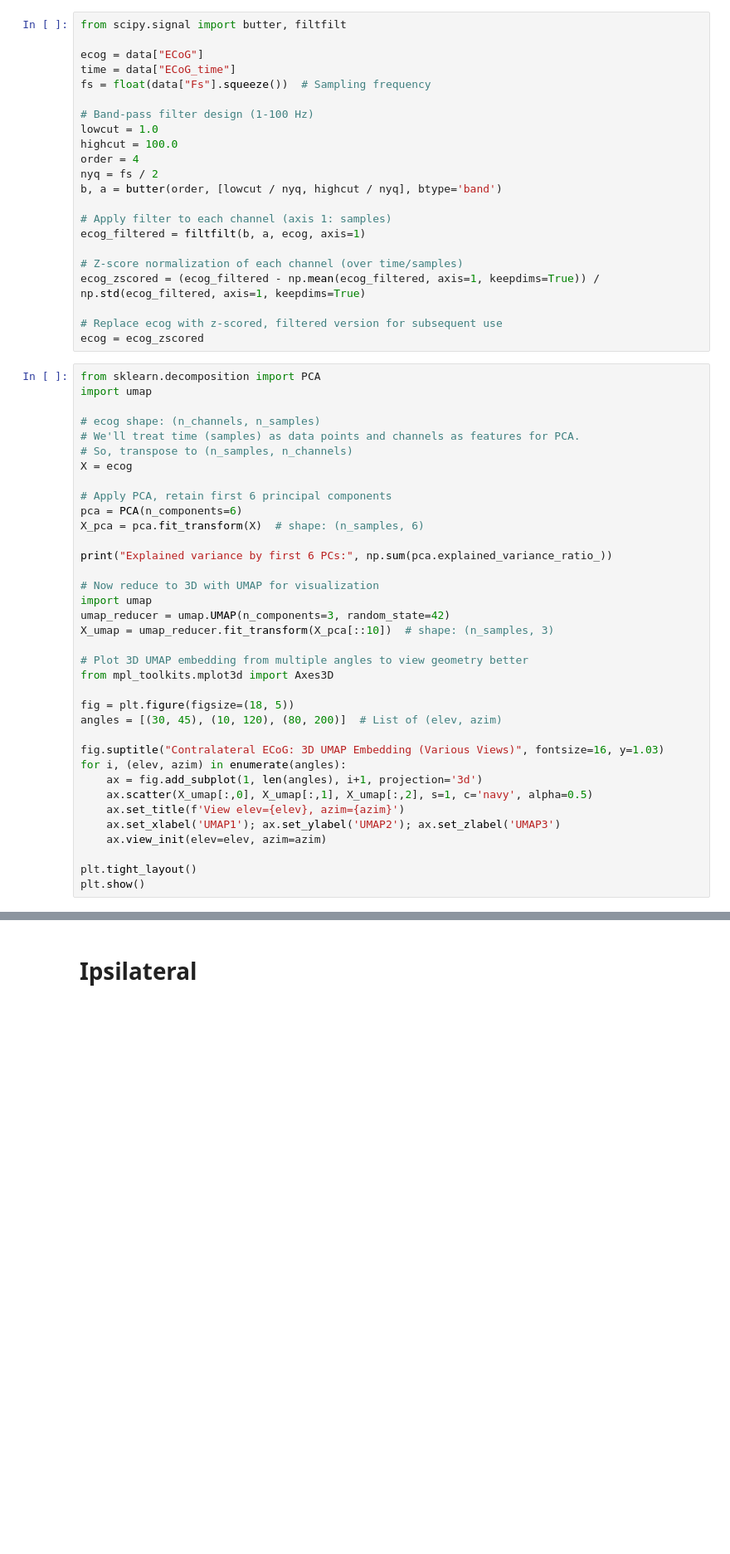
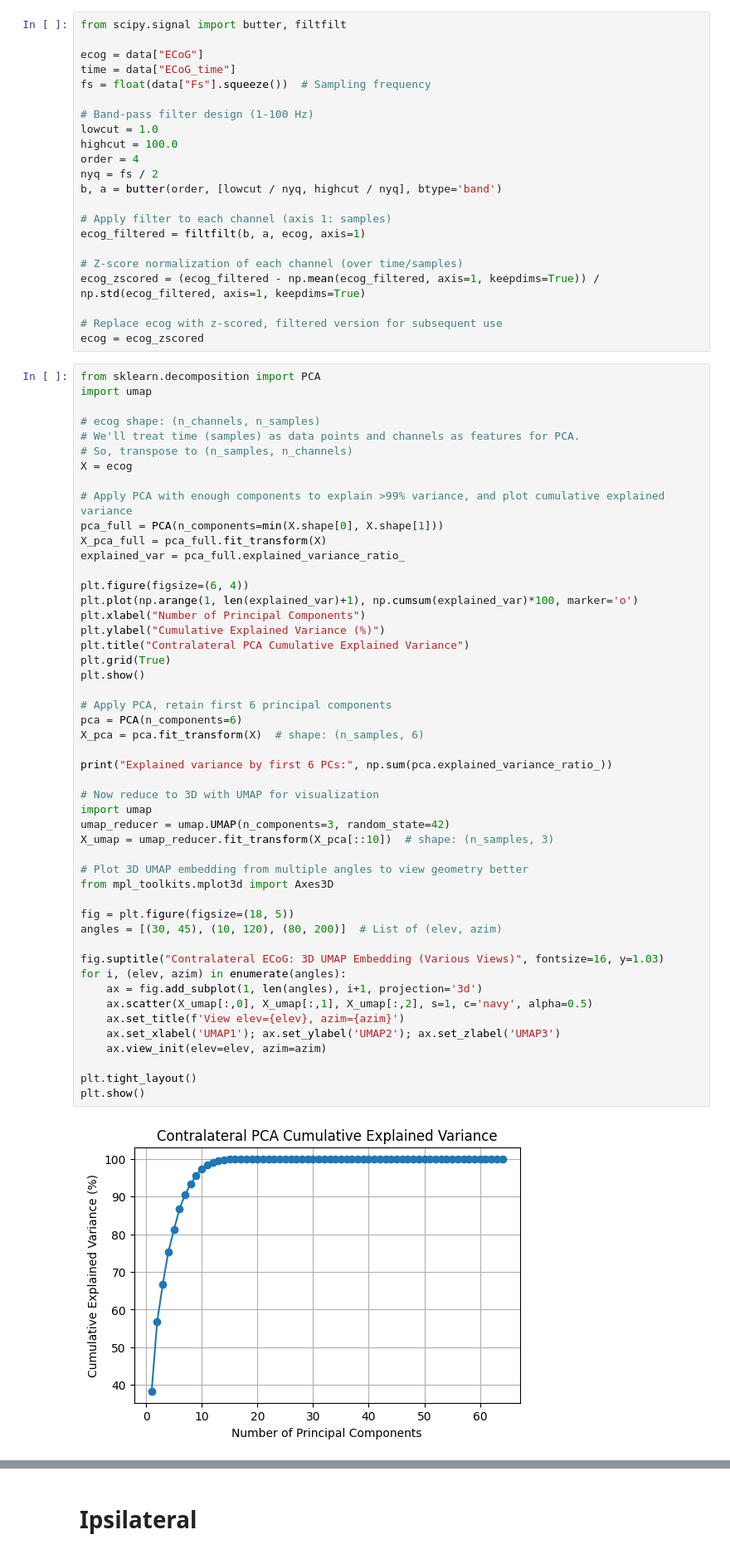
Before and after one commit to poolsar42/motor_cortex, a Jupyter notebook: analysis.ipynb, the cells around one changed output, grey strips where cells are left out. Shown at 83% size. Saved outputs shown, nothing was run; the diff lists cells and outputs as text; blank space fills up the shorter version.

```diff
--- a/analysis.ipynb
+++ b/analysis.ipynb
@@ -177,33 +201,47 @@ import umap
 # We'll treat time (samples) as data points and channels as features for PCA.
 # So, transpose to (n_samples, n_channels)
 X = ecog
+
+# Apply PCA with enough components to explain >99% variance, and plot cumulative explained variance
+pca_full = PCA(n_components=min(X.shape[0], X.shape[1]))
+X_pca_full = pca_full.fit_transform(X)
+explained_var = pca_full.explained_variance_ratio_
+
+plt.figure(figsize=(6, 4))
+plt.plot(np.arange(1, len(explained_var)+1), np.cumsum(explained_var)*100, marker='o')
+plt.xlabel("Number of Principal Components")
+plt.ylabel("Cumulative Explained Variance (%)")
+plt.title("Contralateral PCA Cumulative Explained Variance")
+plt.grid(True)
+plt.show()
 
 # Apply PCA, retain first 6 principal components
 pca = PCA(n_components=6)
 X_pca = pca.fit_transform(X)  # shape: (n_samples, 6)
 
 print("Explained variance by first 6 PCs:", np.sum(pca.explained_variance_ratio_))
 
 # Now reduce to 3D with UMAP for visualization
 import umap
 umap_reducer = umap.UMAP(n_components=3, random_state=42)
 X_umap = umap_reducer.fit_transform(X_pca[::10])  # shape: (n_samples, 3)
 
 # Plot 3D UMAP embedding from multiple angles to view geometry better
 from mpl_toolkits.mplot3d import Axes3D
 
 fig = plt.figure(figsize=(18, 5))
 angles = [(30, 45), (10, 120), (80, 200)]  # List of (elev, azim)
 
 fig.suptitle("Contralateral ECoG: 3D UMAP Embedding (Various Views)", fontsize=16, y=1.03)
 for i, (elev, azim) in enumerate(angles):
     ax = fig.add_subplot(1, len(angles), i+1, projection='3d')
     ax.scatter(X_umap[:,0], X_umap[:,1], X_umap[:,2], s=1, c='navy', alpha=0.5)
     ax.set_title(f'View elev={elev}, azim={azim}')
     ax.set_xlabel('UMAP1'); ax.set_ylabel('UMAP2'); ax.set_zlabel('UMAP3')
     ax.view_init(elev=elev, azim=azim)
 
 plt.tight_layout()
 plt.show()
 # %% [output]
+[figure, new version]
 Explained variance by first 6 PCs: 0.8667281424110854
```
Also changed, not shown: parts of 7 cells of this notebook, 1 other file.
